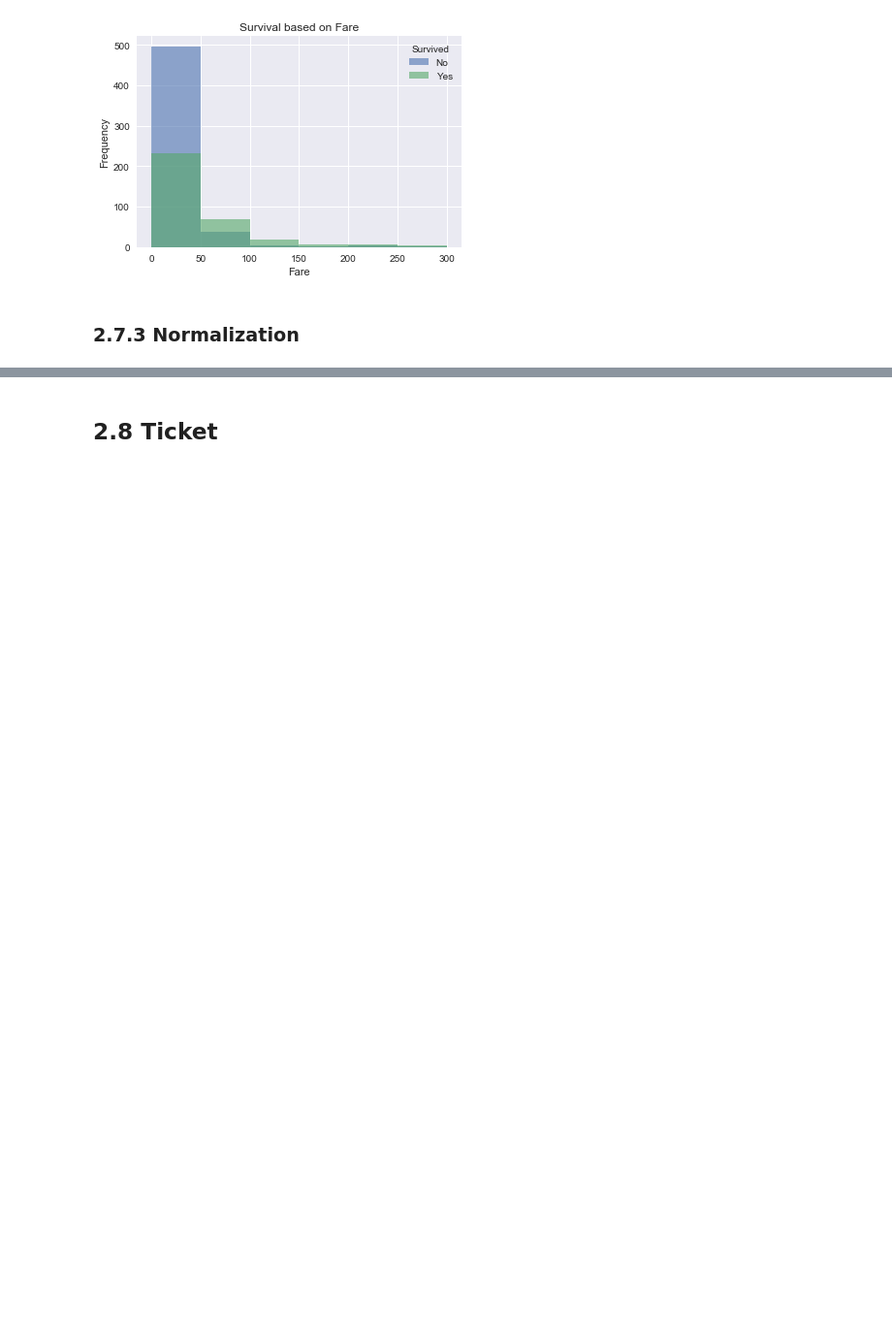
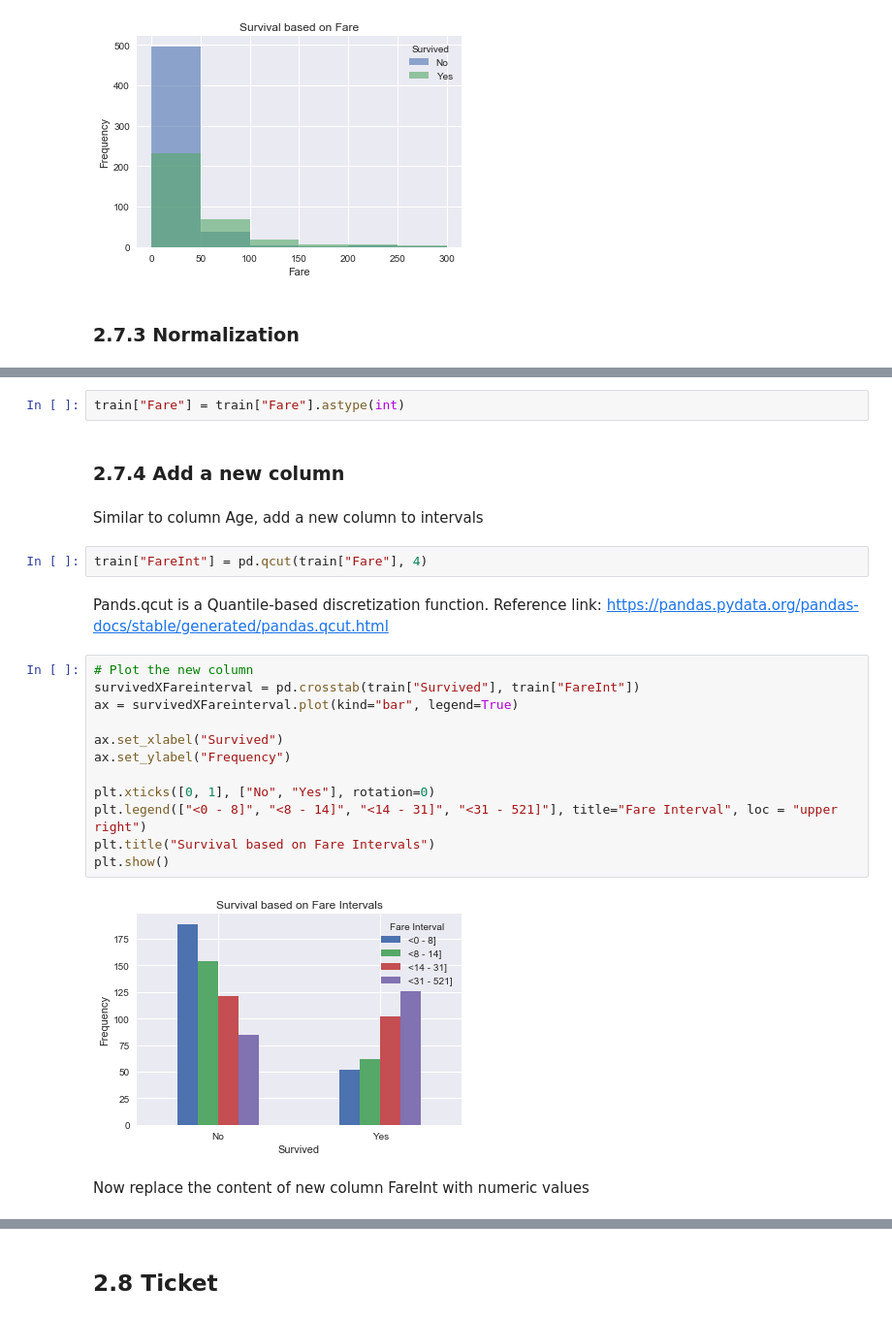
Before and after one commit to chrissaher/Kaggle-solutions, a Jupyter notebook: Titanic/Titanic.py.ipynb, the cells around one changed output, grey strips where cells are left out. Shown: that part at 97% size. Drawn from its saved outputs; the diff is of its cells as text; blank space fills up the shorter version.

```diff
--- a/Titanic/Titanic.py.ipynb
+++ b/Titanic/Titanic.py.ipynb
@@ -429,0 +428,27 @@ Nothing to normalize in this feature
+# %%
+train["Fare"] = train["Fare"].astype(int)
+# %% [markdown]
+### 2.7.4 Add a new column
+# %% [markdown]
+Similar to column Age, add a new column to intervals
+# %%
+train["FareInt"] = pd.qcut(train["Fare"], 4)
+# %% [markdown]
+Pands.qcut is a Quantile-based discretization function.
+Reference link: https://pandas.pydata.org/pandas-docs/stable/generated/pandas.qcut.html
+# %%
+# Plot the new column
+survivedXFareinterval = pd.crosstab(train["Survived"], train["FareInt"])
+ax = survivedXFareinterval.plot(kind="bar", legend=True)
+
+ax.set_xlabel("Survived")
+ax.set_ylabel("Frequency")
+
+plt.xticks([0, 1], ["No", "Yes"], rotation=0)
+plt.legend(["<0 - 8]", "<8 - 14]", "<14 - 31]", "<31 - 521]"], title="Fare Interval", loc = "upper right")
+plt.title("Survival based on Fare Intervals")
+plt.show()
+# %% [output]
+[figure, added]
+# %% [markdown]
+Now replace the content of new column FareInt with numeric values
```
Also changed, not shown: parts of 26 cells of this notebook.
